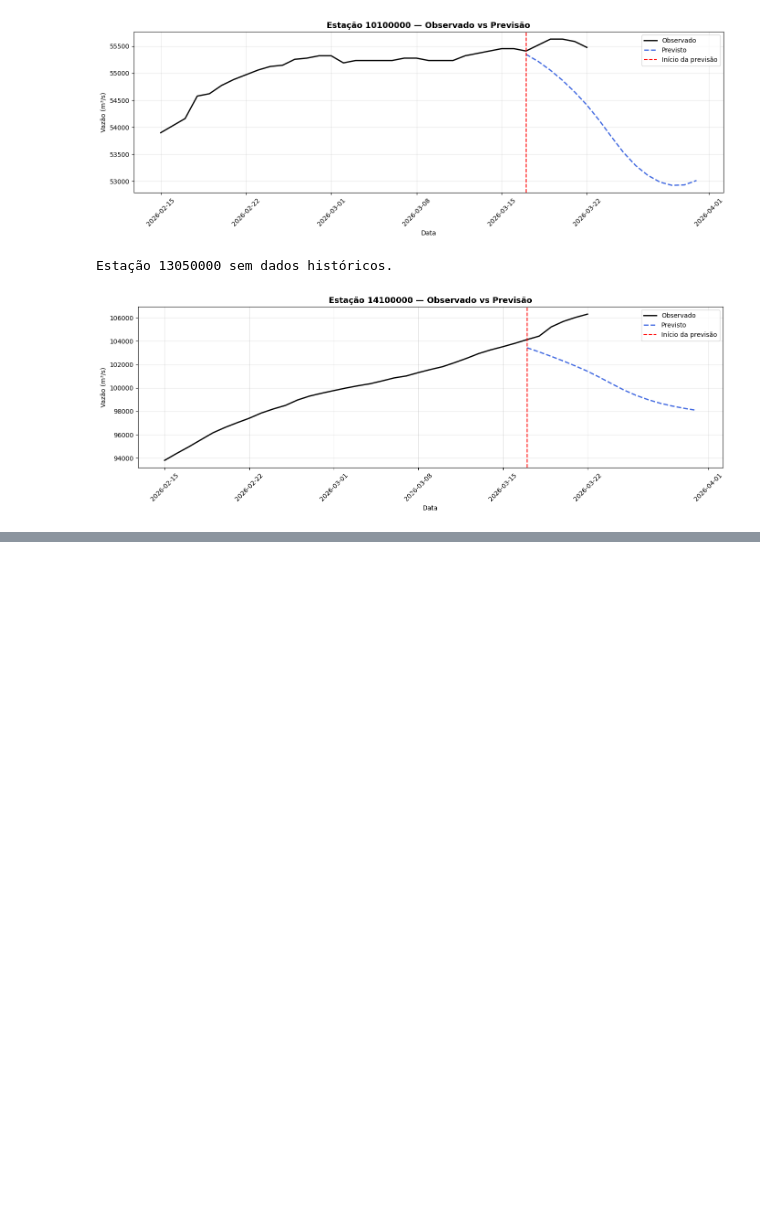
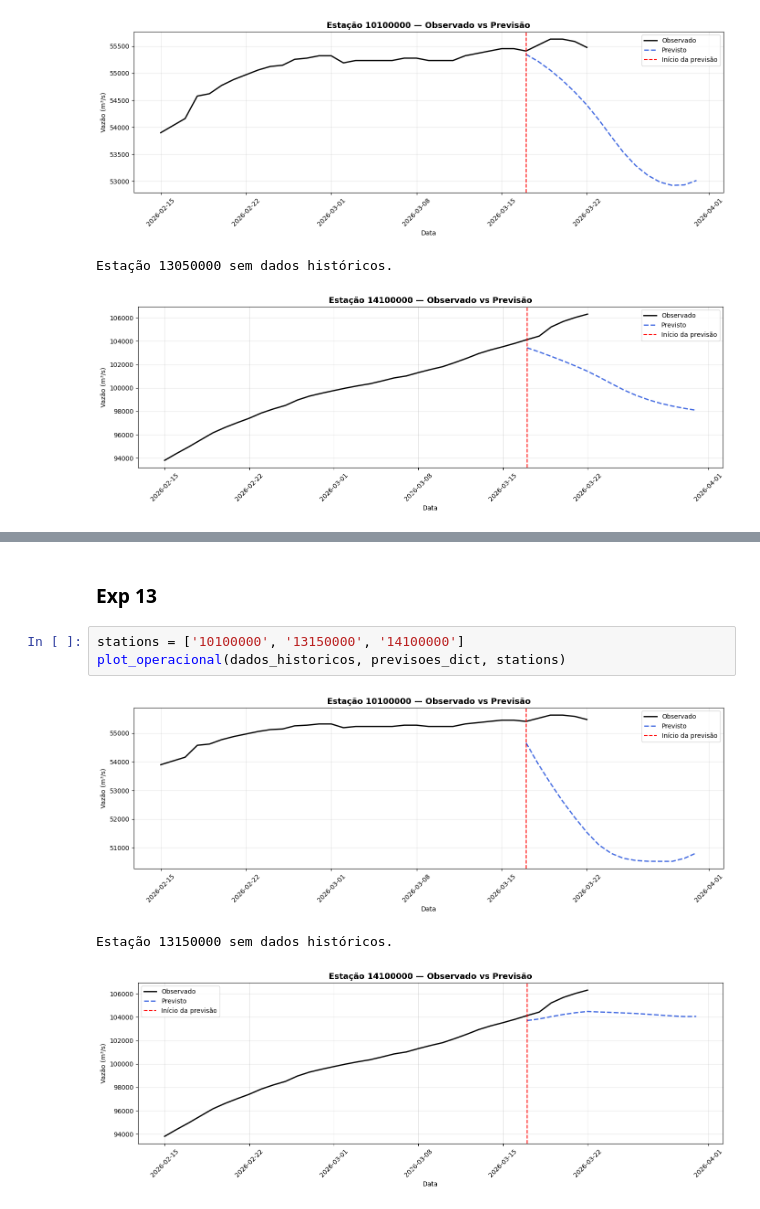
Before and after one commit to emilyamn/LSTM_Model_Amazon_Basins, a Jupyter notebook: notebooks/05_comparing_operational_predictions_observed.ipynb, the cells around one changed output, grey strips where cells are left out. Cells and saved outputs as stored; diff of their text form; blank space fills up the shorter version.

```diff
--- a/notebooks/05_comparing_operational_predictions_observed.ipynb
+++ b/notebooks/05_comparing_operational_predictions_observed.ipynb
@@ -229,0 +319,9 @@ Estação 13050000 sem dados históricos.
+# %% [markdown]
+### Exp 13
+# %%
+stations = ['10100000', '13150000', '14100000']
+plot_operacional(dados_historicos, previsoes_dict, stations)
+# %% [output]
+[figure, added]
+Estação 13150000 sem dados históricos.
+[figure, added]
```
Also changed, not shown: parts of 24 cells of this notebook, 12 other files.
